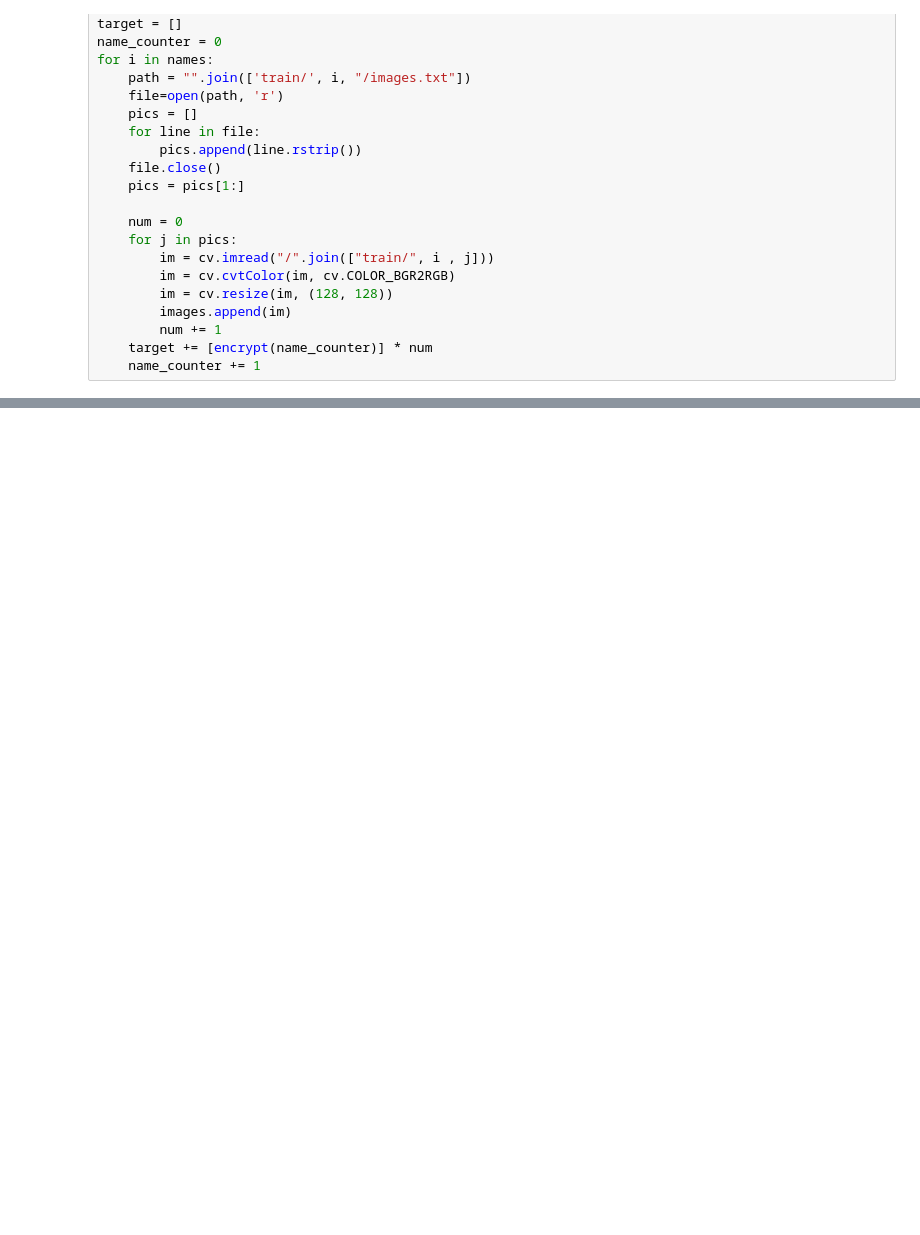
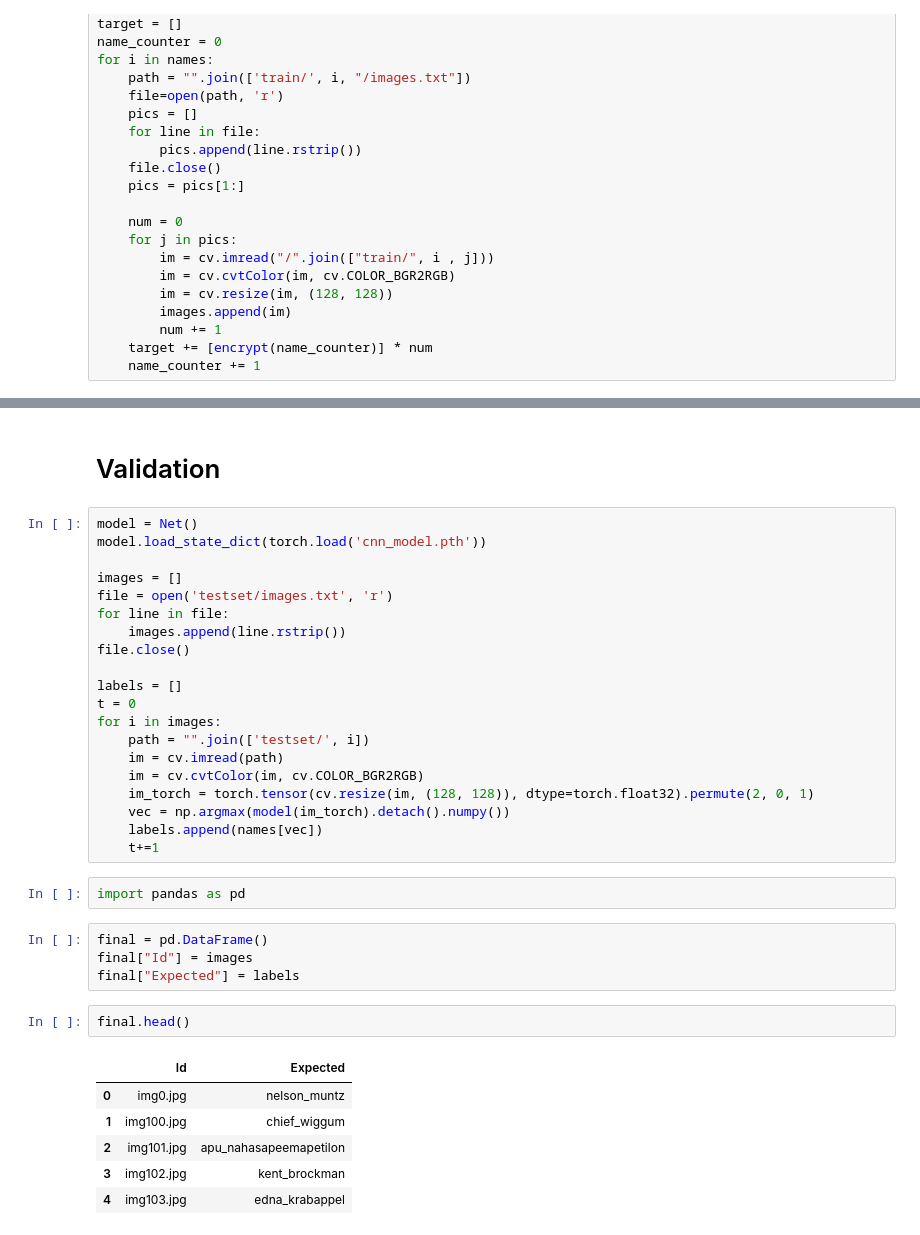
Before and after one commit to bazarovta/simpsons, a Jupyter notebook: main.ipynb, the cells around one changed output, grey strips where cells are left out. Saved outputs shown, nothing was run; the diff lists cells and outputs as text; blank space fills up the shorter version.

```diff
--- a/main.ipynb
+++ b/main.ipynb
@@ -102,0 +293,37 @@ Text(0.5, 1.0, 'lisa_simpson')
+# %% [markdown]
+# Validation
+# %%
+model = Net()
+model.load_state_dict(torch.load('cnn_model.pth'))
+
+images = []
+file = open('testset/images.txt', 'r')
+for line in file:
+    images.append(line.rstrip())
+file.close()
+
+labels = []
+t = 0
+for i in images:
+    path = "".join(['testset/', i])
+    im = cv.imread(path)
+    im = cv.cvtColor(im, cv.COLOR_BGR2RGB)
+    im_torch = torch.tensor(cv.resize(im, (128, 128)), dtype=torch.float32).permute(2, 0, 1)
+    vec = np.argmax(model(im_torch).detach().numpy())
+    labels.append(names[vec])
+    t+=1
+# %%
+import pandas as pd
+# %%
+final = pd.DataFrame()
+final["Id"] = images
+final["Expected"] = labels
+# %%
+final.head()
+# %% [output]
+|  | Id | Expected |
+| 0 | img0.jpg | nelson_muntz |
+| 1 | img100.jpg | chief_wiggum |
+| 2 | img101.jpg | apu_nahasapeemapetilon |
+| 3 | img102.jpg | kent_brockman |
+| 4 | img103.jpg | edna_krabappel |
```
Also changed, not shown: parts of 27 cells of this notebook.
